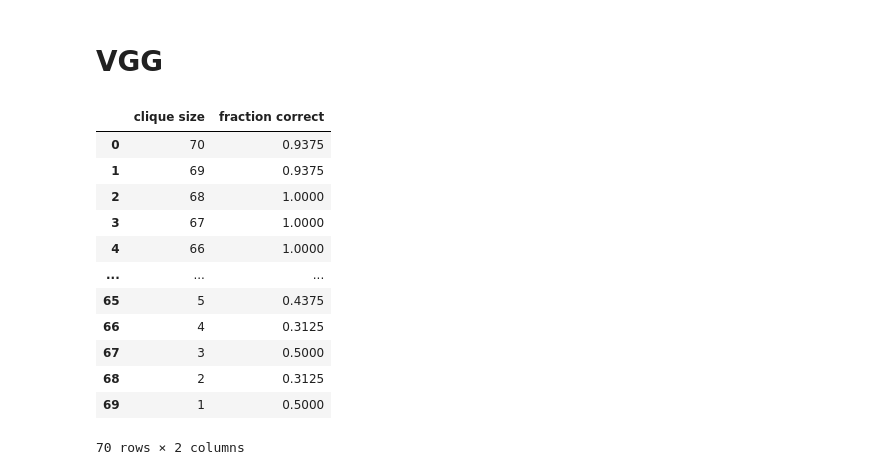
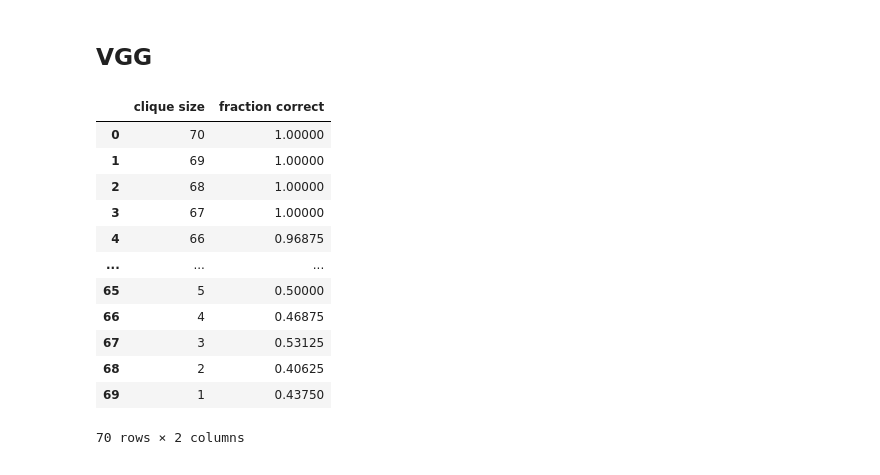
Before and after one commit to danieletirinnanzi/HUPLACLIP-NNs, a Jupyter notebook: scripts/data_fitting.ipynb, the cells around one changed output. Saved outputs shown, nothing was run; the diff lists cells and outputs as text; code cells hidden in the pictures.

```diff
--- a/scripts/data_fitting.ipynb
+++ b/scripts/data_fitting.ipynb
@@ -93,22 +60,22 @@ OrderedDict([('1.weight',
 # %% [markdown]
-# VGG
+## VGG
 # %%
 # loading results:
 import pandas as pd
-file_path = r"..\results\VGG_experiment_N100_2024-04-16_19-37-21\VGG16\VGG16_N100_results.csv"
-df = pd.read_csv(file_path)
-df
+file_path = r"..\results\VGG_experiment_N100_2024-04-24_17-42-48\VGG16\VGG16_N100_results.csv"
+df_VGG = pd.read_csv(file_path)
+df_VGG
 # %% [output]
 |  | clique size | fraction correct |
-| 0 | 70 | 0.9375 |
-| 1 | 69 | 0.9375 |
-| 2 | 68 | 1.0000 |
-| 3 | 67 | 1.0000 |
-| 4 | 66 | 1.0000 |
+| 0 | 70 | 1.00000 |
+| 1 | 69 | 1.00000 |
+| 2 | 68 | 1.00000 |
+| 3 | 67 | 1.00000 |
+| 4 | 66 | 0.96875 |
 | ... | ... | ... |
-| 65 | 5 | 0.4375 |
-| 66 | 4 | 0.3125 |
-| 67 | 3 | 0.5000 |
-| 68 | 2 | 0.3125 |
-| 69 | 1 | 0.5000 |
+| 65 | 5 | 0.50000 |
+| 66 | 4 | 0.46875 |
+| 67 | 3 | 0.53125 |
+| 68 | 2 | 0.40625 |
+| 69 | 1 | 0.43750 |
 70 rows × 2 columns
```
Also changed, not shown: parts of 16 cells of this notebook, 3 other files.
